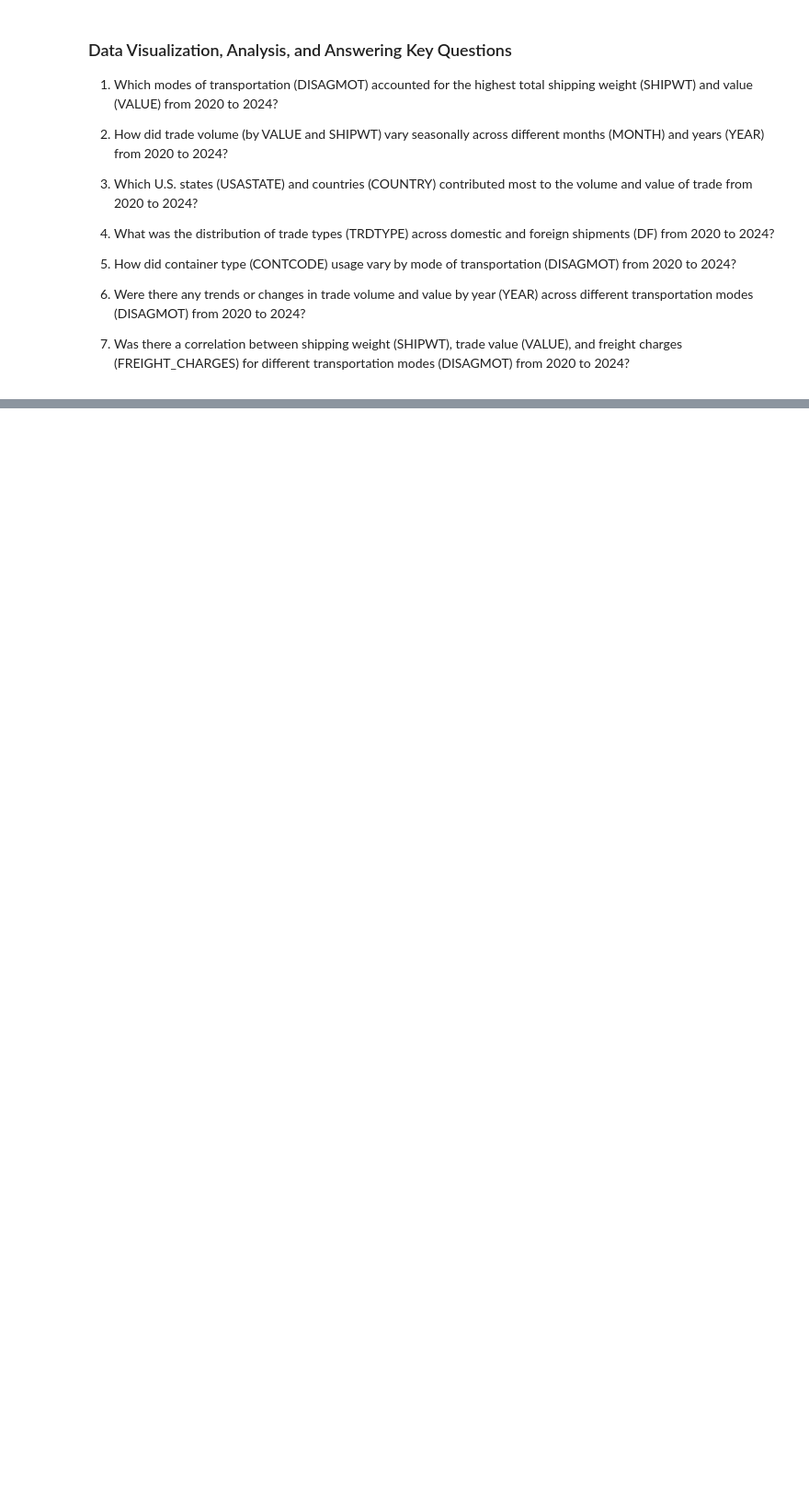
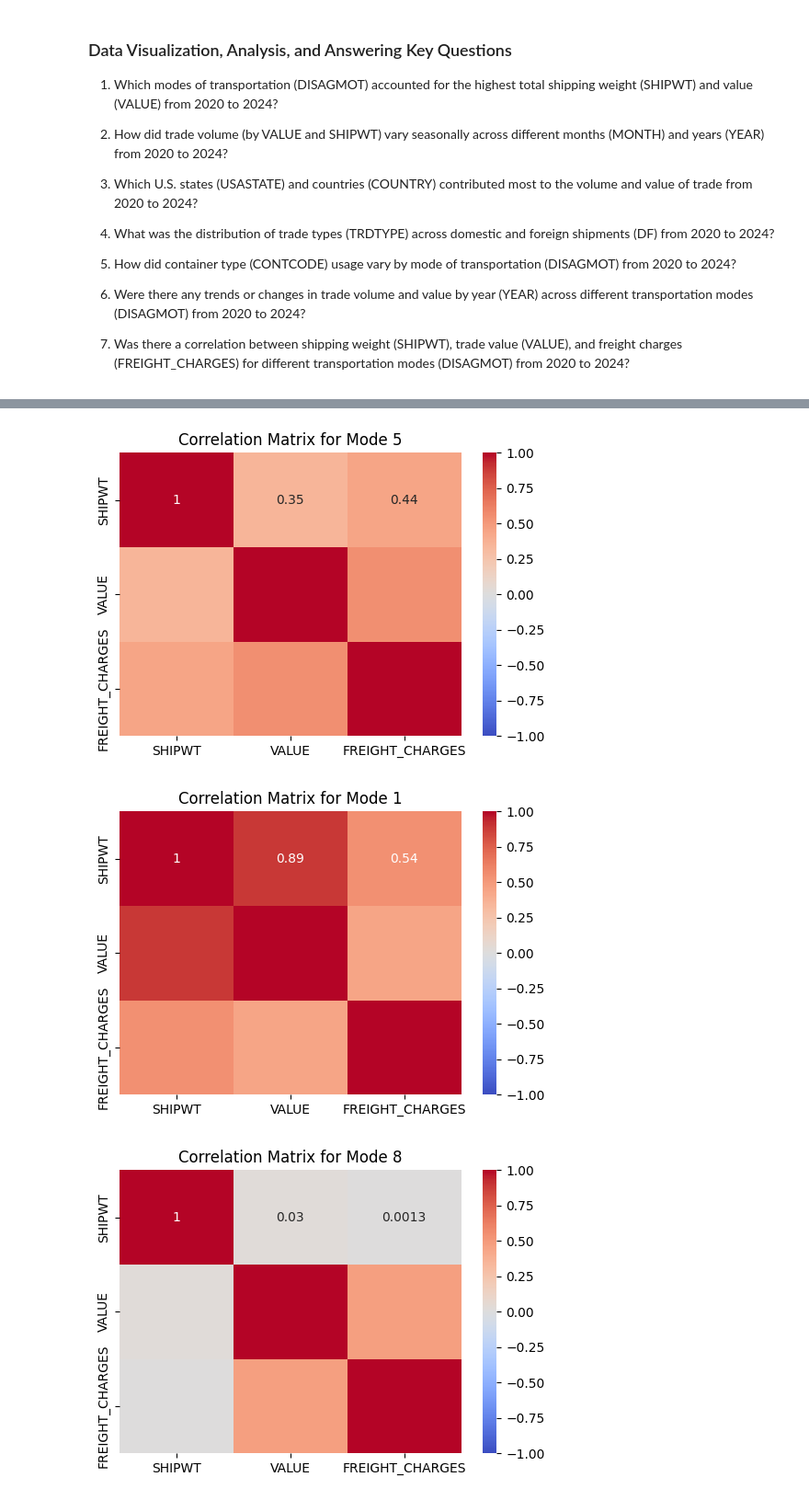
Before and after one commit to llawlaw23/bts-transportation-analysis, a Jupyter notebook: analysis.ipynb, the cells around one changed output, grey strips where cells are left out. Shown at 92% size. Cells and saved outputs as stored; diff of their text form; code cells hidden in the pictures; blank space fills up the shorter version.

```diff
--- a/analysis.ipynb
+++ b/analysis.ipynb
@@ -572,4 +481,4 @@ To make the analysis easier and more insightful, I decided to combine all my ind
 # %%
-Data_final = pd.concat([Data_2020_cleaned, Data_2021_cleaned, Data_2022_cleaned, Data_2023_cleaned, Data_2024_cleaned], ignore_index=True)
+D_Data = dd.read_parquet("cleaned/*.parquet", engine="pyarrow", gather_statistics=False)
 # %%
-Data_final.shape
+Final_Data = D_Data.repartition(npartitions = 30)
@@ -630,0 +737,3 @@ I will:
+# %%
+df_filtered = Final_Data[Final_Data["YEAR"].between(2020, 2024)][["DISAGMOT", "SHIPWT", "VALUE", "FREIGHT_CHARGES"]]
+df_filtered = df_filtered.compute()
@@ -630,0 +750,8 @@ I will:
+# %%
+modes = df_filtered["DISAGMOT"].unique()
+
+for mode in modes:
+    mode_df = df_filtered[df_filtered["DISAGMOT"] == mode]
+    corr = mode_df[["SHIPWT", "VALUE", "FREIGHT_CHARGES"]].corr()
+    print(f"\nCorrelation matrix for DISAGMOT = {mode}:")
+    print(corr)
@@ -630,0 +776,13 @@ I will:
+# %%
+for mode in modes:
+    mode_df = df_filtered[df_filtered["DISAGMOT"] == mode]
+    corr = mode_df[["SHIPWT", "VALUE", "FREIGHT_CHARGES"]].corr()
+
+    plt.figure(figsize=(6, 4))
+    sns.heatmap(corr, annot=True, cmap="coolwarm", vmin=-1, vmax=1)
+    plt.title(f"Correlation Matrix for Mode {mode}")
+    plt.show()
+# %% [output]
+[figure, added]
+[figure, added]
+[figure, added]
```
Also changed, not shown: parts of 53 cells of this notebook, 7 other files.
